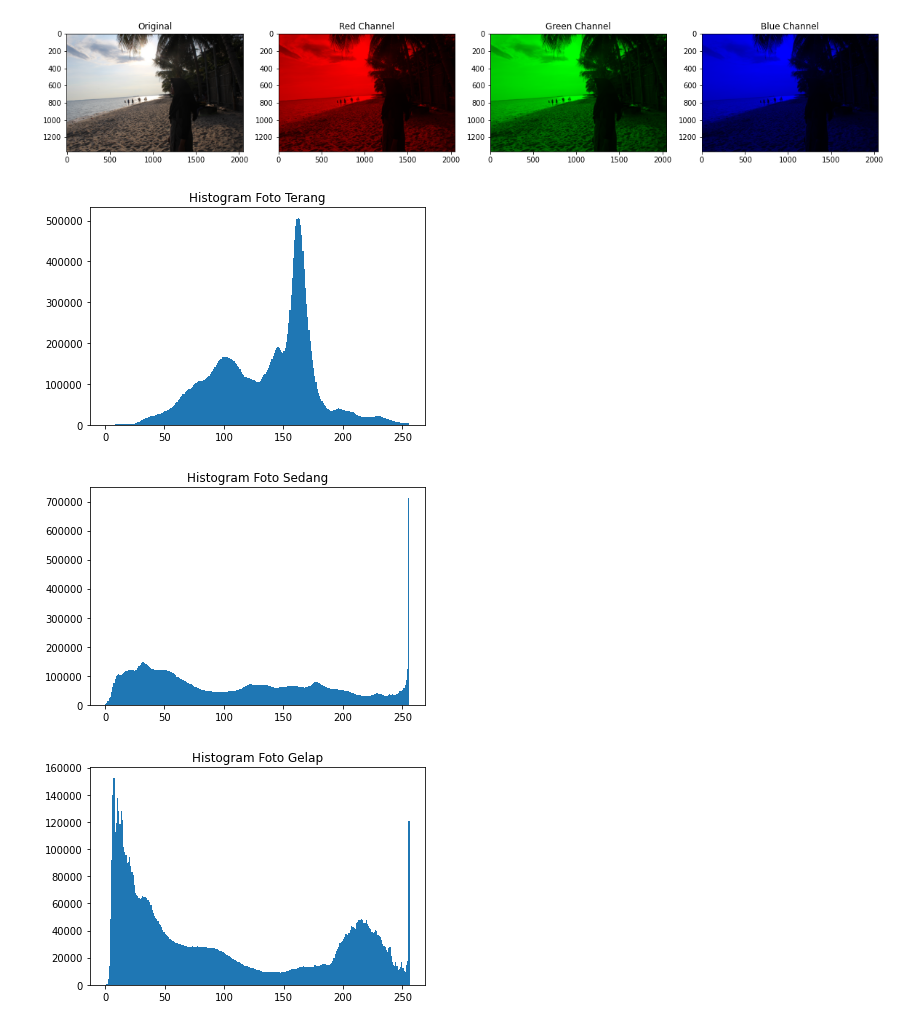
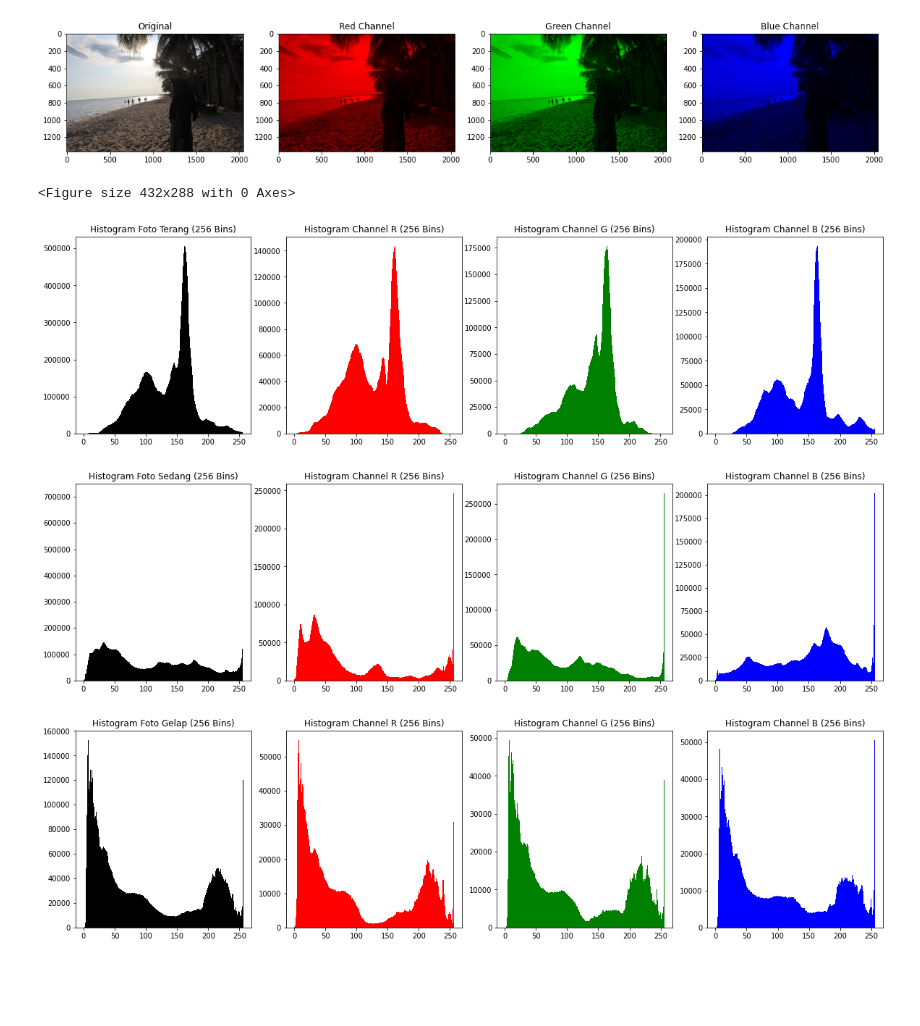
Before and after one commit to slstyrn21/Pengolahan-Citra-Project, a Jupyter notebook: Program_Histogram.ipynb, the cells around one changed output. Cells and saved outputs as stored; diff of their text form; code cells hidden in the pictures; blank space fills up the shorter version.

```diff
--- a/Program_Histogram.ipynb
+++ b/Program_Histogram.ipynb
@@ -67,26 +87,36 @@ rgb_photo()
 [figure]
 <Figure size 432x288 with 0 Axes>
 [figure]
+# %%
+# fungsi histogram all channel 256 bins menampilkan 3 foto berbeda (terang, sedang, gelap)
+
+def histogram(image, title):
+  img = cv2.imread(image)
+  r, g, b = cv2.split(img)
+
+  fig, axs = plt.subplots(1, 4, figsize=(20,5))
+  axs[0].set_title(title)
+  axs[0].hist(img.ravel(), 256, [0,256], color='black')
+  axs[1].set_title("Histogram Channel R (256 Bins)")
+  axs[1].hist(r.ravel(), 256, [0,256], color='red')
+  axs[2].set_title("Histogram Channel G (256 Bins)")
+  axs[2].hist(g.ravel(), 256, [0,256], color='green')
+  axs[3].set_title("Histogram Channel B (256 Bins)")
+  axs[3].hist(b.ravel(), 256, [0,256], color='blue')
 # %%
-# fungsi histogram all channel 256 bins menampilkan 3 foto berbeda (terang, sedang, gelap)
-
-def histogram(img, bins, title):
-  plt.hist(img.ravel(),bins,[0,256]);
-  plt.title(title)
-  plt.show()
+# menampilkan fungsi histogram(image, title)
 
 figure(0)
-histogram(img_terang, 256, "Histogram Foto Terang")
-
+histogram("/terang.jpg","Histogram Foto Terang (256 Bins)")
 figure(1)
-histogram(img_sedang, 256, "Histogram Foto Sedang")
-
+histogram("/sedang.jpg","Histogram Foto Sedang (256 Bins)")
 figure(2)
-histogram(img_gelap, 256, "Histogram Foto Gelap")
+histogram("/gelap.jpg","Histogram Foto Gelap (256 Bins)")
 # %% [output]
+<Figure size 432x288 with 0 Axes>
-[figure, old version]
+[figure, new version]
-[figure, old version]
+[figure, new version]
-[figure, old version]
+[figure, new version]
 # %%
 # fungsi untuk memecah foto menjadi channel R, G, B sesuai banyak bins
 
```
Also changed, not shown: parts of 7 cells of this notebook.
